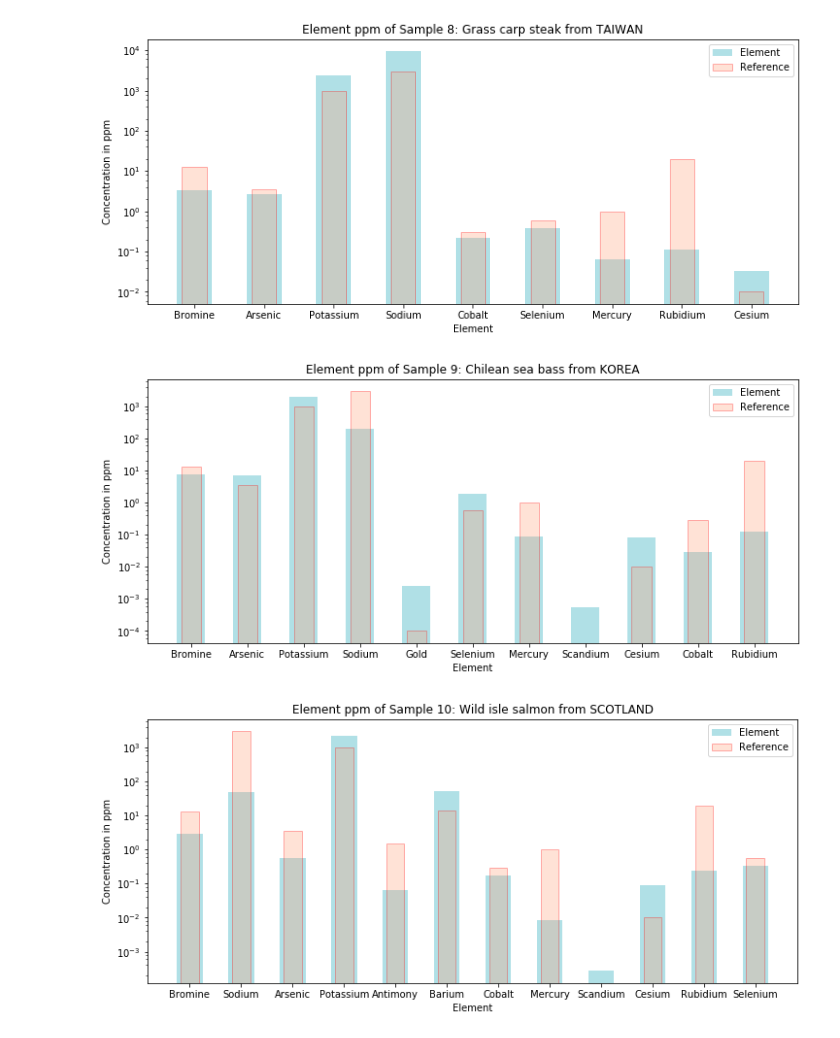
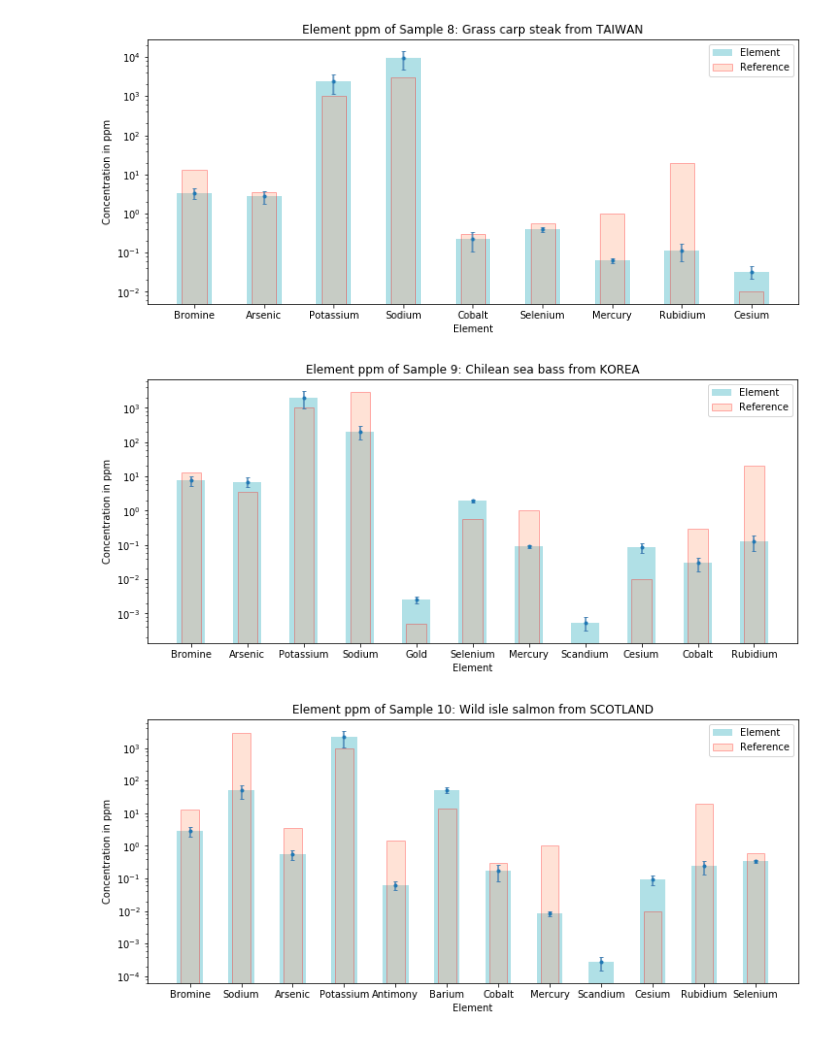
Before and after one commit to bearing/radwatch-analysis, a Jupyter notebook: ppmComparison.ipynb, the cells around one changed output. Cells and saved outputs as stored; diff of their text form; code cells hidden in the pictures.

```diff
--- a/ppmComparison.ipynb
+++ b/ppmComparison.ipynb
@@ -117,9 +142,14 @@ plt.show()
 elements = ['Bromine','Potassium','Cobalt', 'Arsenic', 'Sodium',
            'Selenium','Rubidium', 'Cesium', 'Iron']
 
-#without the unc. because I don't want to convolude the graph
 ppm = [4.61, 3556.56, 0.885, 0.83, 143.56, 1.77, 0.25, 0.06, 3.58]
 x = np.linspace(1,len(ppm),len(ppm))
+sys_unc = [1.45, 1820.56, 0.45, 0.23, 62.91, 0.17, 0.12, 0.019, 1.83]
+stat_unc = [0.24, 144.19, 0.087, 0.08, 1.24, 0.13, 0.020, 0.006, 0.55]
+tot_unc = []
+for i in x:
+    val = (sys_unc[int(i)-1]**2+stat_unc[int(i)-1]**2)**0.5
+    tot_unc.append(val)
 
 mpl_fig = plt.figure(figsize=(12,5))
 ax = mpl_fig.add_subplot(111)
@@ -130,6 +160,7 @@ p1 = ax.bar(x, ppm, width, color='powderblue', label='Element')
 ppm2 = [13, 1000, 0.3, 3.5, 3000, 0.58, 20, 0.01, 13.5]
 #reference graph
 p2 = ax.bar(x, ppm2, width=0.35, color='lightsalmon', edgecolor='red', alpha=0.3, label='Reference')
+p3 = plt.errorbar(x, ppm, yerr=tot_unc, fmt='.', ecolor='steelblue', capthick=1, capsize=2)
 
 plt.xlabel('Element')
 plt.ylabel('Concentration in ppm')
@@ -145,9 +176,14 @@ plt.show()
 elements = ['Sodium','Potassium', 'Bromine','Selenium', 'Arsenic',
            'Cesium', 'Rubidium', 'Iron','Cobalt']
 
-#without the unc. because I don't want to convolude the graph
 ppm = [510.92, 5369.57, 2.19, 0.79, 0.64, 0.25, 1.82, 6.48, 0.05]
 x = np.linspace(1,len(ppm),len(ppm))
+sys_unc = [204.54, 2748.11, 0.24, 0.07, 0.19, 0.073, 0.87, 3.12, 0.026]
+stat_unc = [154.81, 174.78, 0.21, 0.088, 0.09, 0.038, 0.092, 0.73, 0.0058]
+tot_unc = []
+for i in x:
+    val = (sys_unc[int(i)-1]**2+stat_unc[int(i)-1]**2)**0.5
+    tot_unc.append(val)
 
 mpl_fig = plt.figure(figsize=(12,5))
 ax = mpl_fig.add_subplot(111)
@@ -158,6 +194,7 @@ p1 = ax.bar(x, ppm, width, color='powderblue', label='Element')
 ppm2 = [3000, 1000, 13, 0.58, 3.5, 0.01, 20, 13.5, 0.3]
 #reference graph
 p2 = ax.bar(x, ppm2, width=0.35, color='lightsalmon', edgecolor='red', alpha=0.3, label='Reference')
+p3 = plt.errorbar(x, ppm, yerr=tot_unc, fmt='.', ecolor='steelblue', capthick=1, capsize=2)
 
 plt.xlabel('Element')
 plt.ylabel('Concentration in ppm')
@@ -173,9 +210,14 @@ plt.show()
 elements = ['Sodium', 'Potassium','Selenium', 'Rubidium', 'Cobalt',
            'Mercury', 'Gold', 'Bromine']
 
-#without the unc. because I don't want to convolude the graph
 ppm = [152.35, 2436.11, 0.78, 0.78, 0.1, 0.09, 0.00086, 1.46]
 x = np.linspace(1,len(ppm),len(ppm))
+sys_unc = [66.67, 1247, 0.077, 0.37, 0.05, 0.011, 0.00016, 0.48]
+stat_unc = [1.03, 96.54, 0.06, 0.037, 0.0087, 0.0043, 0.000067, 0.06]
+tot_unc = []
+for i in x:
+    val = (sys_unc[int(i)-1]**2+stat_unc[int(i)-1]**2)**0.5
+    tot_unc.append(val)
 
 mpl_fig = plt.figure(figsize=(10,5))
 ax = mpl_fig.add_subplot(111)
@@ -183,9 +225,10 @@ width = 0.5
 p1 = ax.bar(x, ppm, width, color='powderblue', label='Element')
 
 #reference values (based on averages)
-ppm2 = [3000, 1000, 0.58, 20, 0.3, 1, 0.0001, 13]
+ppm2 = [3000, 1000, 0.58, 20, 0.3, 1, 0.0005, 13]
 #reference graph
 p2 = ax.bar(x, ppm2, width=0.35, color='lightsalmon', edgecolor='red', alpha=0.3, label='Reference')
+p3 = plt.errorbar(x, ppm, yerr=tot_unc, fmt='.', ecolor='steelblue', capthick=1, capsize=2)
 
 plt.xlabel('Element')
 plt.ylabel('Concentration in ppm')
@@ -201,9 +244,14 @@ plt.show()
 elements = ['Bromine','Arsenic', 'Potassium','Sodium', 'Cobalt',
            'Selenium','Mercury','Rubidium','Cesium']
 
-#without the unc. because I don't want to convolude the graph
 ppm = [3.33, 2.73, 2360.73, 9384.64, 0.22, 0.39, 0.064, 0.114, 0.033]
 x = np.linspace(1,len(ppm),len(ppm))
+sys_unc = [1.034, 0.74, 1208.43, 3168.57, 0.11, 0.04, 0.008, 0.054, 0.011]
+stat_unc = [0.02, 0.56, 163.37, 3237, 0.032, 0.024, 0.0048, 0.011, 0.0045]
+tot_unc = []
+for i in x:
+    val = (sys_unc[int(i)-1]**2+stat_unc[int(i)-1]**2)**0.5
+    tot_unc.append(val)
 
 mpl_fig = plt.figure(figsize=(12,5))
 ax = mpl_fig.add_subplot(111)
@@ -214,6 +262,7 @@ p1 = ax.bar(x, ppm, width, color='powderblue', label='Element')
 ppm2 = [13, 3.5, 1000, 3000, 0.3, 0.58, 1, 20, 0.01]
 #reference graph
 p2 = ax.bar(x, ppm2, width=0.35, color='lightsalmon', edgecolor='red', alpha=0.3, label='Reference')
+p3 = plt.errorbar(x, ppm, yerr=tot_unc, fmt='.', ecolor='steelblue', capthick=1, capsize=2)
 
 plt.xlabel('Element')
 plt.ylabel('Concentration in ppm')
@@ -223,43 +272,54 @@ plt.xticks(x, elements)
 ax.set_yscale('log')
 plt.show()
 # %% [output]
-[figure, old version]
+[figure, new version]
 # %%
 #sample 9
 elements = ['Bromine','Arsenic', 'Potassium','Sodium', 'Gold', 'Selenium',
            'Mercury', 'Scandium', 'Cesium','Cobalt', 'Rubidium']
 
-#without the unc. because I don't want to convolude the graph
 ppm = [7.77, 7.04, 2006.06, 207.54, 0.0025, 1.93, 0.09, 0.00055, 0.085, 0.03, 0.125]
 x = np.linspace(1,len(ppm),len(ppm))
+sys_unc = [2.39, 2.07, 1026.88, 91.25, 0.00046, 0.18, 0.011, 0.00023, 0.027, 0.013, 0.059]
+stat_unc = [0.47, 0.36, 194.5, 2.25, 0.00029, 0.14, 0.003, 0.000073, 0.0064, 0.0029, 0.011]
+tot_unc = []
+for i in x:
+    val = (sys_unc[int(i)-1]**2+stat_unc[int(i)-1]**2)**0.5
+    tot_unc.append(val)
 
 mpl_fig = plt.figure(figsize=(12,5))
 ax = mpl_fig.add_subplot(111)
 width = 0.5
 p1 = ax.bar(x, ppm, width, color='powderblue', label='Element')
 
 #reference values (based on averages)
-ppm2 = [13, 3.5, 1000, 3000, 0.0001, 0.58, 1, 0, 0.01, 0.3, 20]
+ppm2 = [13, 3.5, 1000, 3000, 0.0005, 0.58, 1, 0, 0.01, 0.3, 20]
 #reference graph
 p2 = ax.bar(x, ppm2, width=0.35, color='lightsalmon', edgecolor='red', alpha=0.3, label='Reference')
+p3 = plt.errorbar(x, ppm, yerr=tot_unc, fmt='.', ecolor='steelblue', capthick=1, capsize=2)
 
 plt.xlabel('Element')
 plt.ylabel('Concentration in ppm')
 plt.title('Element ppm of Sample 9: Chilean sea bass from KOREA')
 plt.legend()
 plt.xticks(x, elements)
 ax.set_yscale('log')
 plt.show()
 # %% [output]
-[figure, old version]
+[figure, new version]
 # %%
 #sample 10
 elements = ['Bromine','Sodium', 'Arsenic', 'Potassium','Antimony', 'Barium',
            'Cobalt', 'Mercury', 'Scandium', 'Cesium','Rubidium', 'Selenium']
 
-#without the unc. because I don't want to convolude the graph
 ppm = [2.92, 50.48, 0.56, 2164.19, 0.064, 51.01, 0.17, 0.0085, 0.00027, 0.091, 0.24, 0.34]
 x = np.linspace(1,len(ppm),len(ppm))
+sys_unc = [0.96, 22.26, 0.17, 1107.83, 0.017, 7.22, 0.085, 0.001, 0.00011, 0.027, 0.11, 0.033]
+stat_unc = [0.09, 1.0, 0.095, 181.28, 0.0084, 7.23, 0.018, 0.0011, 0.000061, 0.0093, 0.019, 0.021]
+tot_unc = []
+for i in x:
+    val = (sys_unc[int(i)-1]**2+stat_unc[int(i)-1]**2)**0.5
+    tot_unc.append(val)
 
 mpl_fig = plt.figure(figsize=(12,5))
 ax = mpl_fig.add_subplot(111)
@@ -270,6 +330,7 @@ p1 = ax.bar(x, ppm, width, color='powderblue', label='Element')
 ppm2 = [13, 3000, 3.5, 1000, 1.5, 14.3, 0.3, 1, 0, 0.01, 20,0.58]
 #reference graph
 p2 = ax.bar(x, ppm2, width=0.35, color='lightsalmon', edgecolor='red', alpha=0.3, label='Reference')
+p3 = plt.errorbar(x, ppm, yerr=tot_unc, fmt='.', ecolor='steelblue', capthick=1, capsize=2)
 
 plt.xlabel('Element')
 plt.ylabel('Concentration in ppm')
@@ -279,7 +340,7 @@ plt.xticks(x, elements)
 ax.set_yscale('log')
 plt.show()
 # %% [output]
-[figure, old version]
+[figure, new version]
 # %%
 #sample 11
 elements = ['Bromine','Sodium', 'Arsenic', 'Potassium','Cobalt', 'Mercury',
```
Also changed, not shown: parts of 13 cells of this notebook.
